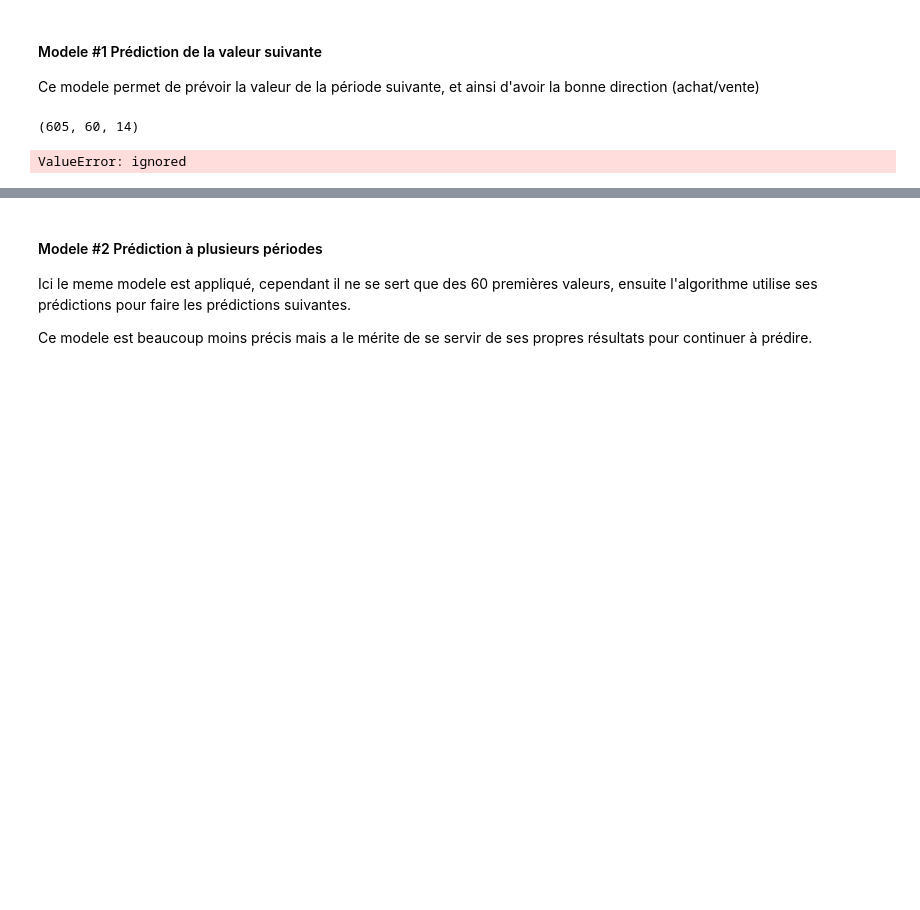
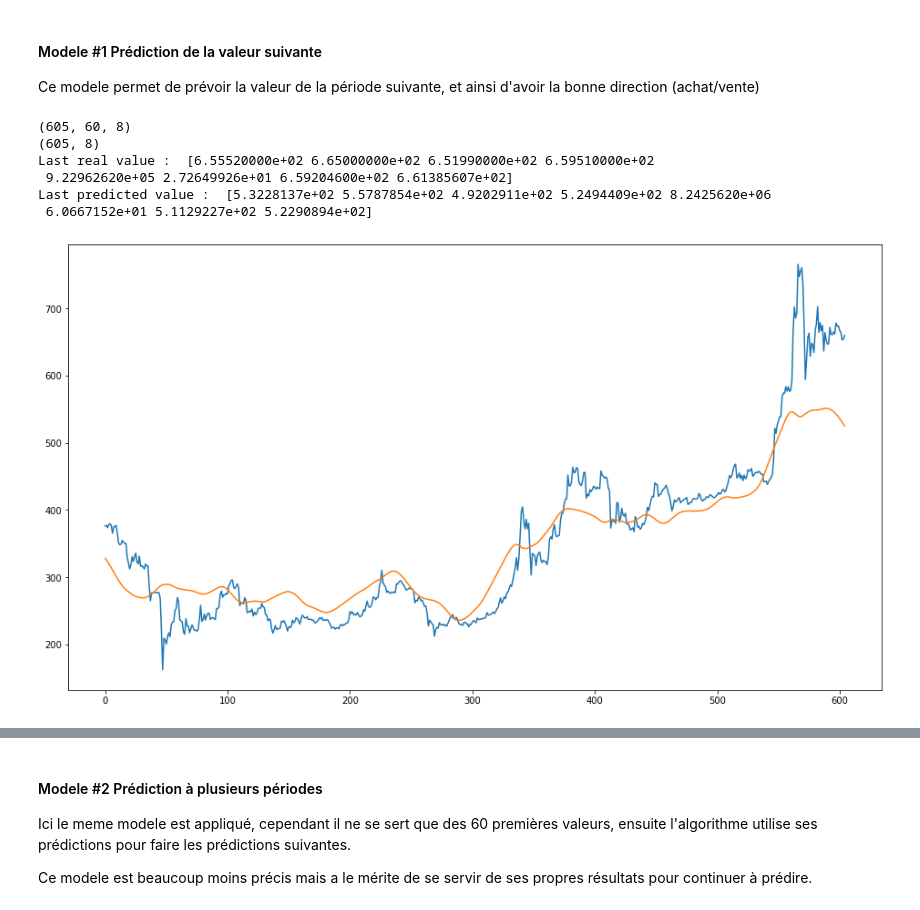
Before and after one commit to hderoche/RNN_Bitcoin_Prediction, a Jupyter notebook: RNN.ipynb, the cells around one changed output, grey strips where cells are left out. Cells and saved outputs as stored; diff of their text form; code cells hidden in the pictures; blank space fills up the shorter version.

```diff
--- a/RNN.ipynb
+++ b/RNN.ipynb
@@ -479,3 +499,25 @@ Splitting the data into two parts
 2.   Testing data
 
 The split_index is the percentage of the training data over the testing data
+# %%
+# Reading data and adding a column to have an index
+path = '/content/drive/MyDrive/Colab Notebooks/Bitstamp_BTCUSD_d.csv'
+
+data = pd.read_csv(path, header=0, sep=';')
+#dataBitstamp = pd.read_csv('Bitstamp_BTCUSD_d.csv', header=0, sep=',')
+# This dataset has a column of Timstamp
+
+#dataBitstamp = dataBitstamp.drop(['Unix Timestamp'], axis=1)
+dataBitstamp = data.drop(['unix'], axis=1)
+# Data processing and slicing dataframe in order to have the right dimension to input in the RNN
+data = pd.DataFrame(dataBitstamp, index=[i for i in range(dataBitstamp.shape[0])])
+# The datafiles I had were reversed, meaning that the index of the lastest data was 0, so I had to reverse the dataframe
+data = data.drop(['date','symbol', 'Volume USD'], axis=1)
+print(data.head())
+data = data[::-1]
+#data = data.drop(['Date','Symbol', 'Volume USD'], axis=1)
+print(data.shape)
+data = RSI(data, 14)
+data = moving_average(data, 50)
+data = exponential_moving_average(data,21)
+print(data.head())
@@ -496,13 +555,9 @@ print(data_test.shape)
 # %%
 scaler = MinMaxScaler(feature_range=(0,1))
 data_training, data_testing = scaler.fit_transform(data_train), scaler.fit_transform(data_test)
-L_min = [np.min(data_test.iloc[:,0])]
-L_min.append(np.min(data_test.iloc[:,1]))
-L_min.append(np.min(data_test.iloc[:,2]))
-L_min.append(np.min(data_test.iloc[:,3]))
-L_min.append(np.min(data_test.iloc[:,4]))
-L_min.append(np.min(data_test.iloc[:,5]))
-
+L_min = []
+for i in range(data_test.shape[1]):
+  L_min.append(np.min(data_test.iloc[:,i]))
 ## Getting the data for the train and test part
 x_train = []
 y_train = []
@@ -584,12 +639,13 @@ Ce modele permet de prévoir la valeur de la période suivante, et ainsi d'avoir
 new_model = tf.keras.models.load_model('/content/drive/MyDrive/Colab Notebooks/btcAI')
 #print(X_test[:6])
 print(x_test.shape)
+x_test = x_test[::-1]
 # Getting the results on the test dataset
 y_preds = new_model.predict(x_test, use_multiprocessing=True)
 
 #first_y = new_model.predict(X_test)
 #print(first_y)
-
+print(y_test.shape)
 
 # Unscaling the data, in order to have the real results
 # This step can be a source of error because we might loose some information by unscaling the data and deforming it
@@ -597,18 +653,25 @@ for i in range(y_test.shape[1]):
   scale = scaler.scale_[i]
   y_test[:, i] = y_test[:, i]/scale + L_min[i]
   y_preds[:, i] = y_preds[:, i]/scale + L_min[i]
+y_test = y_test[::-1]
 
 # Printing the latest value for the predicted value and the real value
 print("Last real value : ", y_test[-1])
 print("Last predicted value : ",y_preds[-1])
 # %% [output]
-(605, 60, 14)
+(605, 60, 8)
+(605, 8)
+Last real value :  [6.55520000e+02 6.65000000e+02 6.51990000e+02 6.59510000e+02
+ 9.22962620e+05 2.72649926e+01 6.59204600e+02 6.61385607e+02]
+Last predicted value :  [5.3228137e+02 5.5787854e+02 4.9202911e+02 5.2494409e+02 8.2425620e+06
+ 6.0667152e+01 5.1129227e+02 5.2290894e+02]
-ValueError: ignored
 # %%
 plt.figure(figsize=[16, 9])
-plt.plot(y_test[:,3])
-plt.plot(y_preds[:, 3])
+plt.plot(y_test[:,3], label="price history")
+plt.plot(y_preds[:, 3], label="prediction")
 plt.show()
+# %% [output]
+[figure, added]
 # %%
 ## Difference
 
```
Also changed, not shown: parts of 23 cells of this notebook.
